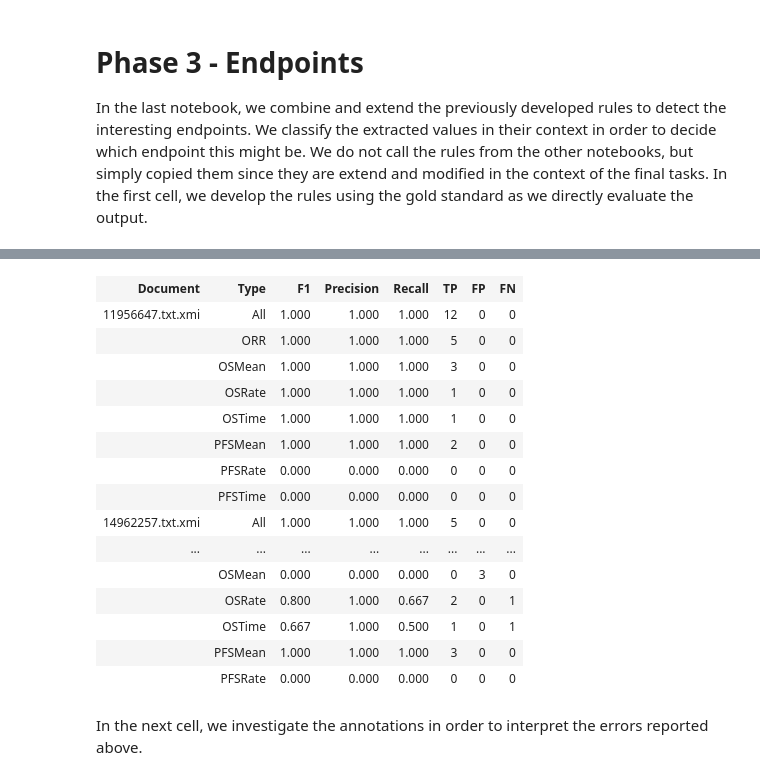
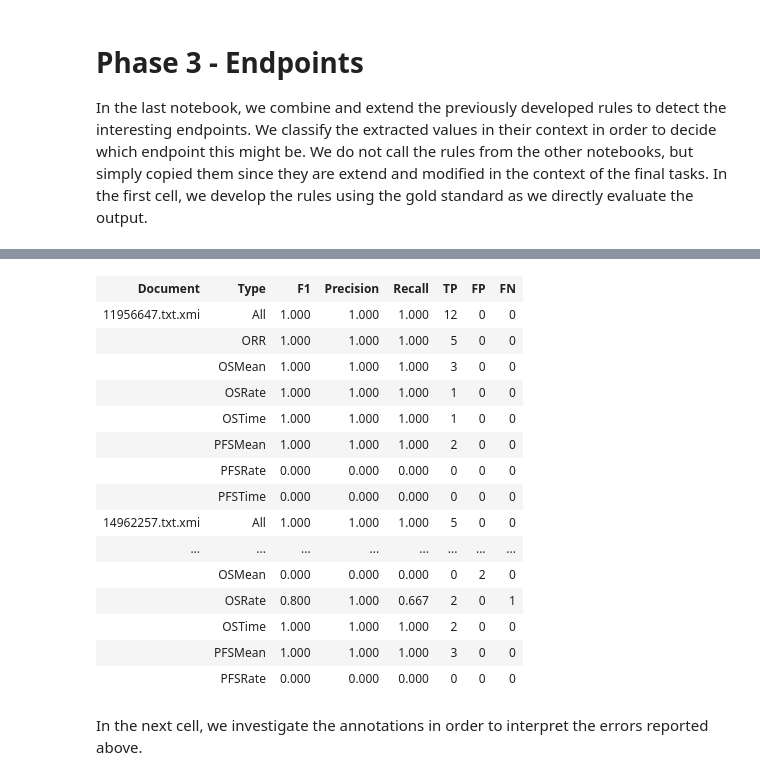
Before and after one commit to averbis/IRuta, a Jupyter notebook: notebooks/ruta-training/Chapter 4 - Endpoint in clinical trails/Phase 3 - Endpoints.ipynb, the cells around one changed output, grey strips where cells are left out. Saved outputs shown, nothing was run; the diff lists cells and outputs as text; code cells hidden in the pictures.

Commit message:
Issue #1: Migrate Ruta Training
- small updates in rules
- fixed gold

```diff
--- a/notebooks/ruta-training/Chapter 4 - Endpoint in clinical trails/Phase 3 - Endpoints.ipynb
+++ b/notebooks/ruta-training/Chapter 4 - Endpoint in clinical trails/Phase 3 - Endpoints.ipynb
@@ -7,6 +7,7 @@ In the last notebook, we combine and extend the previously developed rules to de
 %outputDir ./temp/endpoint-out
 %displayMode EVALUATION
 %evalTypes ORR OSMean OSTime OSRate PFSMean PFSTime PFSRate
+%configParams --debug=true --debugWithMatches=true --createdBy=true
 //%saveTypeSystem ./EndpointTypeSystem.xml
 %saveTypeSystem ./../../../TypeSystem.xml
 
@@ -158,13 +159,15 @@ nv:NumericValue{-PARTOF(Value)-> new:Value, new.value=nv, new.unit=v.unit} v:@Va
 // some clean up of false positives
 DECLARE NoValueContextInd;
 W{REGEXP("patients?", true)->NoValueContextInd};
-"confidence interval" -> NoValueContextInd;
+"(?i)confidence interval" -> NoValueContextInd;
 v:Value{-> UNMARK(v)} NoValueContextInd;
 
 // reset filtering
 REMOVEFILTERTYPE(InBrackets,ArmInd,COMMA,POS_CONJ);
 
 v:Value{-> UNMARK(v)} CIInd;
+W{REGEXP("P",true)} "=" v:Value{-> UNMARK(v)};
+"HR" COMMA? v:Value{-> UNMARK(v)};
 CIInd PM? v:Value{-> UNMARK(v)} SPECIAL;
 
 // now the endpoints
@@ -209,12 +212,13 @@ ACTION Rate(ANNOTATION aInd, ANNOTATION aRate)
 // we start with the simple rules, enums of 2 or 3 should be enough
 
 //The 1-year PFS and OS rates were 93% and 100%
-d:@Value{-PARTOF(Endpoint),PARTOF(Duration)}
-    (EndpointIndEnum{CONTAINS(EndpointInd,2,2)} ValueEnum{-CONTAINS(Endpoint)}) ->{
-    e1:EndpointInd{->Time(e1,d)} # e2:EndpointInd{->Time(e2,d)} #
+d:Value{-PARTOF(Endpoint),PARTOF(Duration)}
+    ANY[0,2]{-PARTOF(Value),-PARTOF(EndpointInd)}
+    (@EndpointIndEnum{CONTAINS(EndpointInd,2,2)} ValueEnum{-CONTAINS(Endpoint)}) ->{
+        e1:EndpointInd{->Time(e1,d)} # e2:EndpointInd{->Time(e2,d)} #
         v1:@Value{-PARTOF(Endpoint),PARTOF(Percentage)->Rate(e1,v1)} #
         v2:Value{-PARTOF(Endpoint),PARTOF(Percentage)->Rate(e2,v2)};
-};
+    };
 
 
 // Median PFS and median OS were 3.1 and 13.8 months
@@ -265,6 +269,9 @@ i:EndpointInd{-PARTOF(EndpointIndEnum)} InBrackets{-PARTOF(InCIBracket)}->{v:Val
 // ORR 33%
 i:EndpointInd{-PARTOF(EndpointIndEnum)}
     v:Value{-PARTOF(Endpoint)-> Mean(i,v)};
+// 2-year OS
+v:Value{-PARTOF(Endpoint)-> Time(i,v)}<-{RutaNUM SPECIAL TimeInd;}
+    i:@OSInd{-PARTOF(EndpointIndEnum)};
 // the 30% ORR
 v:Value{-PARTOF(Endpoint)-> Mean(i,v)} i:@EndpointInd{-PARTOF(EndpointIndEnum)};
 // ORR bla 33%
@@ -279,7 +286,8 @@ Sentence{CONTAINS(EndpointInd)}->{
         v:@Value{-PARTOF(Endpoint),-PARTOF(InBrackets)-> Mean(i,v)};
     ep:Endpoint
         ANY+{-PARTOF(EndpointInd),-PARTOF(Endpoint)}
-        v:@Value{-PARTOF(Endpoint),-PARTOF(InBrackets)-> Mean(ep.indicator,v)};
+        v:@Value{-PARTOF(Endpoint),-PARTOF(InBrackets)-> Mean(ep.indicator,v)}
+        _{-PARTOF(EndpointInd)};
 };
 
 // now we create the actual endpoint annotations based on the relation
@@ -301,17 +309,17 @@ Processed 100/100 files. (took 3s)
 | Document | Type | F1 | Precision | Recall | TP | FP | FN |
 | 11956647.txt.xmi | All | 1.000 | 1.000 | 1.000 | 12 | 0 | 0 |
 |  | ORR | 1.000 | 1.000 | 1.000 | 5 | 0 | 0 |
 |  | OSMean | 1.000 | 1.000 | 1.000 | 3 | 0 | 0 |
 |  | OSRate | 1.000 | 1.000 | 1.000 | 1 | 0 | 0 |
 |  | OSTime | 1.000 | 1.000 | 1.000 | 1 | 0 | 0 |
 |  | PFSMean | 1.000 | 1.000 | 1.000 | 2 | 0 | 0 |
 |  | PFSRate | 0.000 | 0.000 | 0.000 | 0 | 0 | 0 |
 |  | PFSTime | 0.000 | 0.000 | 0.000 | 0 | 0 | 0 |
 | 14962257.txt.xmi | All | 1.000 | 1.000 | 1.000 | 5 | 0 | 0 |
 | ... | ... | ... | ... | ... | ... | ... | ... |
-|  | OSMean | 0.000 | 0.000 | 0.000 | 0 | 3 | 0 |
+|  | OSMean | 0.000 | 0.000 | 0.000 | 0 | 2 | 0 |
 |  | OSRate | 0.800 | 1.000 | 0.667 | 2 | 0 | 1 |
-|  | OSTime | 0.667 | 1.000 | 0.500 | 1 | 0 | 1 |
+|  | OSTime | 1.000 | 1.000 | 1.000 | 2 | 0 | 0 |
 |  | PFSMean | 1.000 | 1.000 | 1.000 | 3 | 0 | 0 |
 |  | PFSRate | 0.000 | 0.000 | 0.000 | 0 | 0 | 0 |
 # %% [markdown]
```
Also changed, not shown: parts of 2 cells of this notebook, 3 other files.
